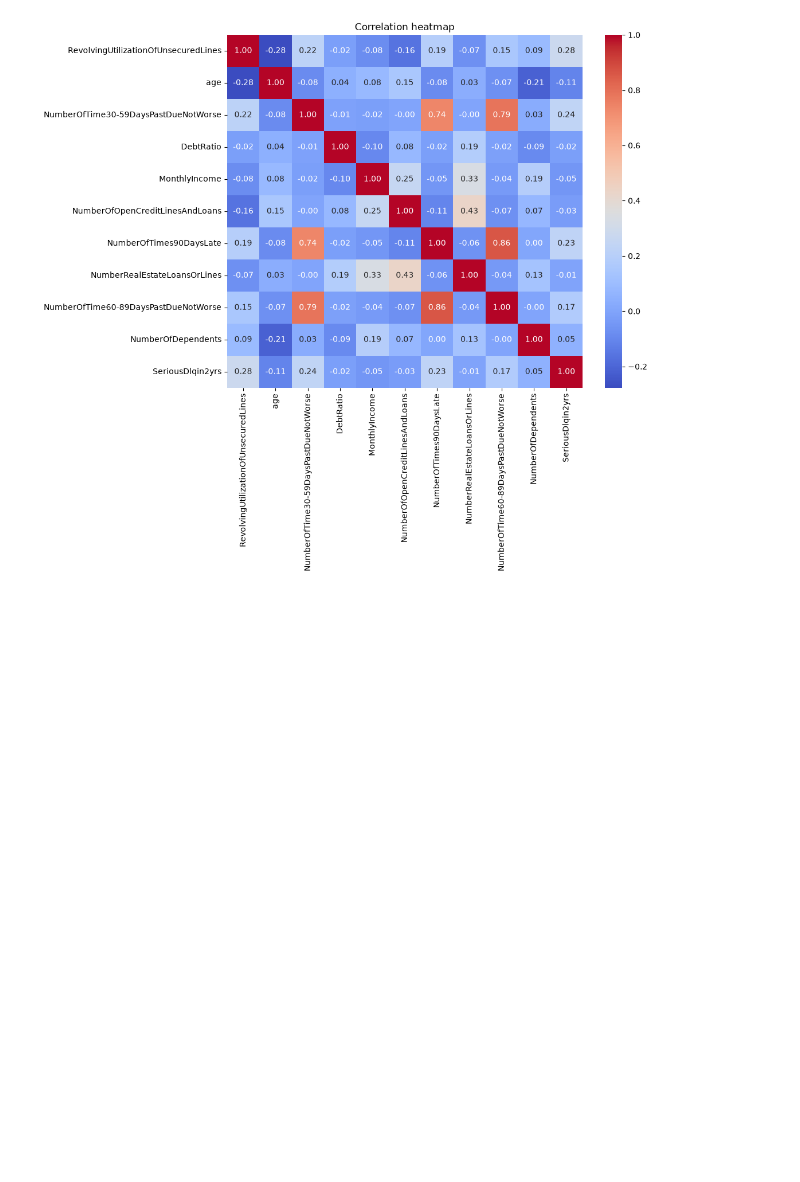
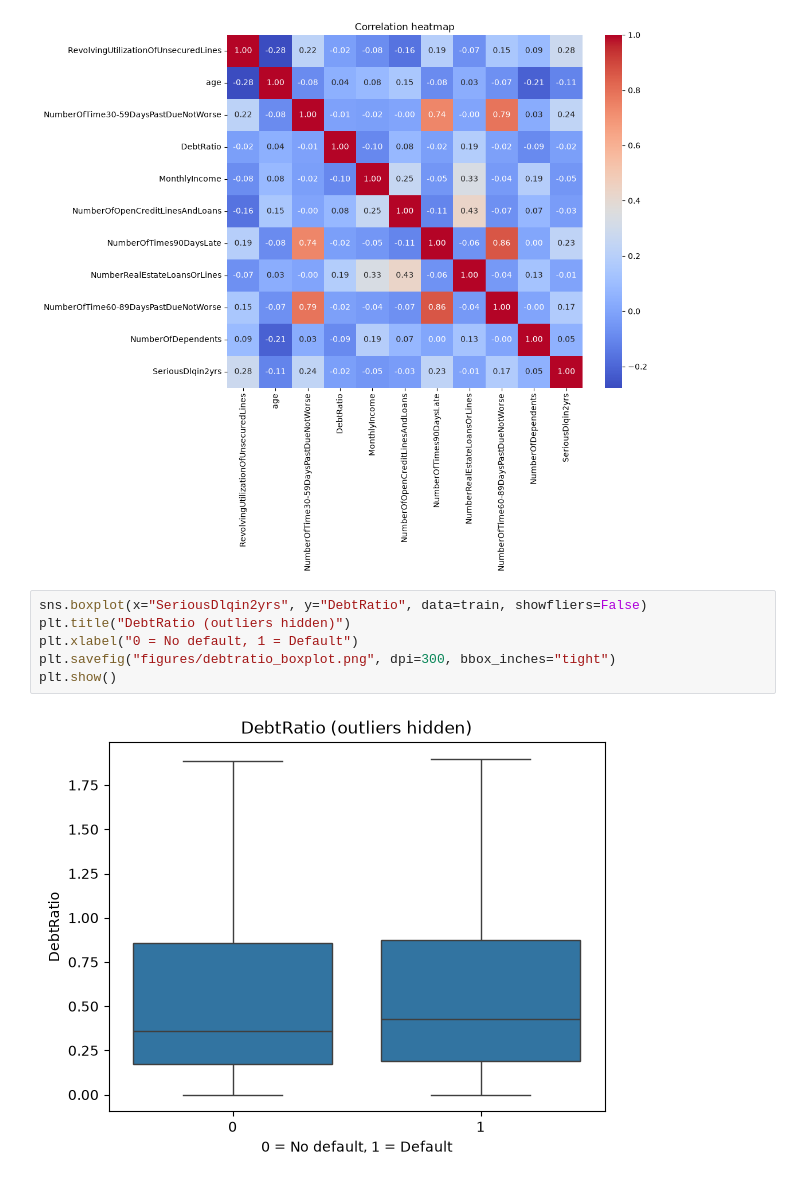
Before and after one commit to Lakshmisharma05/CREDIT-risk-research, a Jupyter notebook: member1_data.ipynb, the cells around one changed output. Cells and saved outputs as stored; diff of their text form; blank space fills up the shorter version.

Commit message:
Add DebtRatio boxplot

```diff
--- a/member1_data.ipynb
+++ b/member1_data.ipynb
@@ -367,3 +367,11 @@ plt.savefig("figures/correlation_heatmap.png", dpi=300, bbox_inches="tight")
 plt.show()
 # %% [output]
 [figure]
+# %%
+sns.boxplot(x="SeriousDlqin2yrs", y="DebtRatio", data=train, showfliers=False)
+plt.title("DebtRatio (outliers hidden)")
+plt.xlabel("0 = No default, 1 = Default")
+plt.savefig("figures/debtratio_boxplot.png", dpi=300, bbox_inches="tight")
+plt.show()
+# %% [output]
+[figure, added]
```
Also changed, not shown: 1 other file.
